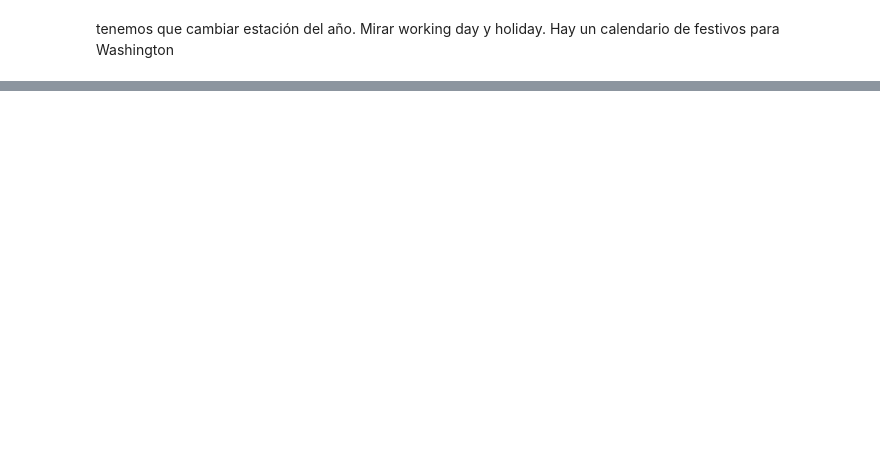
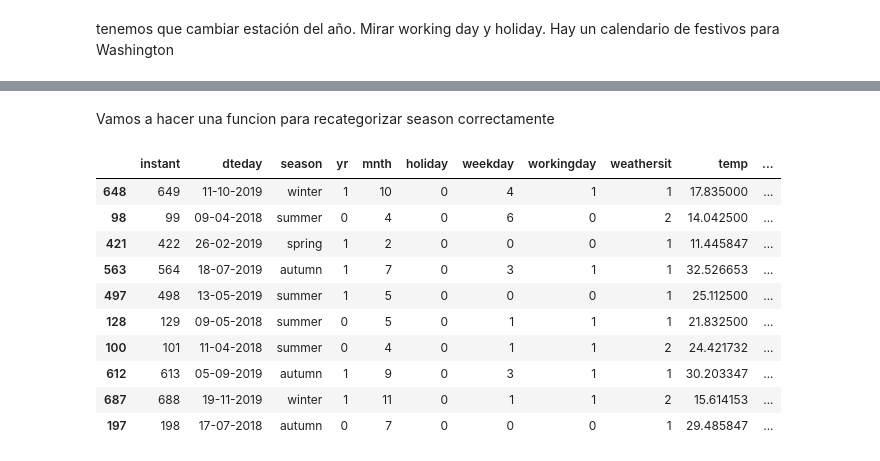
Before and after one commit to Adalab/project-DA-promo-c-modulo-3-team-1, a Jupyter notebook: borrador/sprint_1.ipynb, the cells around one changed output, grey strips where cells are left out. Saved outputs shown, nothing was run; the diff lists cells and outputs as text; code cells hidden in the pictures; blank space fills up the shorter version.

Commit message:
Organizar fechas

```diff
--- a/borrador/sprint_1.ipynb
+++ b/borrador/sprint_1.ipynb
@@ -91,0 +171,47 @@ tenemos que cambiar estación del año. Mirar working day y holiday. Hay un cale
+# %% [markdown]
+Vamos a hacer una funcion para recategorizar season correctamente
+# %%
+Y= 2018
+estaciones1 = [('invierno', date(Y,  1,  1),  date(Y,  3, 20)),
+              ('primavera', date(Y,  3, 21),  date(Y,  6, 20)),
+              ('verano', date(Y,  6, 21),  date(Y,  9, 22)),
+              ('otoño', date(Y,  9, 23),  date(Y, 12, 20)),
+              ('invierno', date(Y, 12, 21),  date(Y, 12, 31))]
+
+def get_season(fecha):
+
+    for estacion, inicio, fin in estaciones1:
+      if inicio <= fecha <= fin:
+        return estacion
+# %%
+df['season_2018']= df.date.apply(get_season)
+# %%
+Y=2019
+estaciones2 = [('invierno', date(Y,  1,  1),  date(Y,  3, 20)),
+              ('primavera', date(Y,  3, 21),  date(Y,  6, 20)),
+              ('verano', date(Y,  6, 21),  date(Y,  9, 22)),
+              ('otoño', date(Y,  9, 23),  date(Y, 12, 20)),
+              ('invierno', date(Y, 12, 21),  date(Y, 12, 31))]
+
+
+def get_season(fecha):
+
+    for estacion, inicio, fin in estaciones2:
+      if inicio <= fecha <= fin:
+        return estacion
+# %%
+df['season_2019']= df.date.apply(get_season)
+# %%
+df.sample(10)
+# %% [output]
+|  | instant | dteday | season | yr | mnth | holiday | weekday | workingday | weathersit | temp | ... |
+| 648 | 649 | 11-10-2019 | winter | 1 | 10 | 0 | 4 | 1 | 1 | 17.835000 | ... |
+| 98 | 99 | 09-04-2018 | summer | 0 | 4 | 0 | 6 | 0 | 2 | 14.042500 | ... |
+| 421 | 422 | 26-02-2019 | spring | 1 | 2 | 0 | 0 | 0 | 1 | 11.445847 | ... |
+| 563 | 564 | 18-07-2019 | autumn | 1 | 7 | 0 | 3 | 1 | 1 | 32.526653 | ... |
+| 497 | 498 | 13-05-2019 | summer | 1 | 5 | 0 | 0 | 0 | 1 | 25.112500 | ... |
+| 128 | 129 | 09-05-2018 | summer | 0 | 5 | 0 | 1 | 1 | 1 | 21.832500 | ... |
+| 100 | 101 | 11-04-2018 | summer | 0 | 4 | 0 | 1 | 1 | 2 | 24.421732 | ... |
+| 612 | 613 | 05-09-2019 | autumn | 1 | 9 | 0 | 3 | 1 | 1 | 30.203347 | ... |
+| 687 | 688 | 19-11-2019 | winter | 1 | 11 | 0 | 1 | 1 | 2 | 15.614153 | ... |
+| 197 | 198 | 17-07-2018 | autumn | 0 | 7 | 0 | 0 | 0 | 1 | 29.485847 | ... |
```
Also changed, not shown: parts of 14 cells of this notebook, 2 other files.
